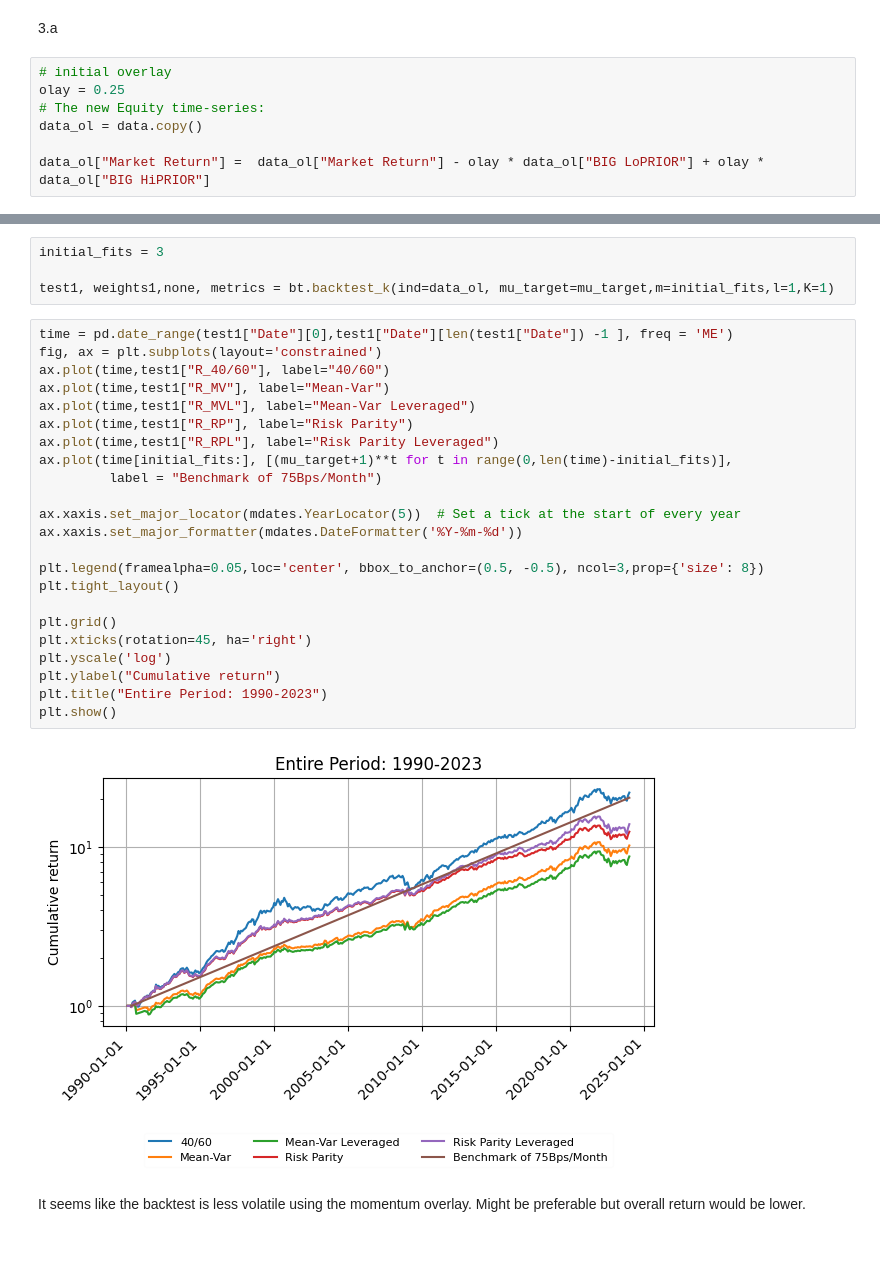
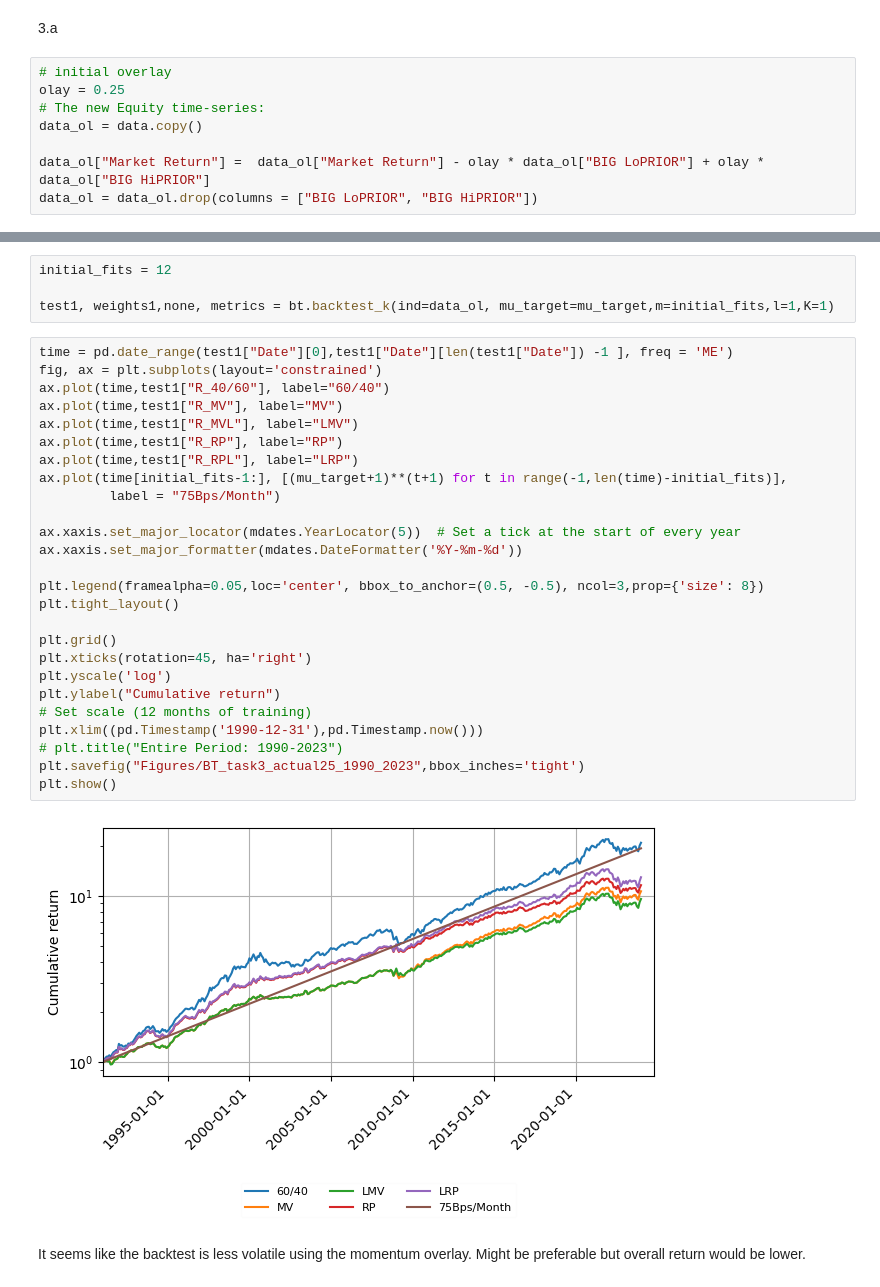
Before and after one commit to andreas-eklundh/Asset_allocation, a Jupyter notebook: Task_3.ipynb, the cells around one changed output, grey strips where cells are left out. Drawn from its saved outputs; the diff is of its cells as text; blank space fills up the shorter version.

Commit message:
more task 3

```diff
--- a/Task_3.ipynb
+++ b/Task_3.ipynb
@@ -53,6 +53,7 @@ olay = 0.25
 data_ol = data.copy()
 
 data_ol["Market Return"] =  data_ol["Market Return"] - olay * data_ol["BIG LoPRIOR"] + olay * data_ol["BIG HiPRIOR"]
+data_ol = data_ol.drop(columns = ["BIG LoPRIOR", "BIG HiPRIOR"])
 # %%
 mu = np.mean([data_ol["RF"],data_ol["10YrReturns"],data_ol["Market Return"]],axis=1)
 sigma = np.cov([data_ol["RF"],data_ol["10YrReturns"],data_ol["Market Return"]])
@@ -116,32 +125,35 @@ plt.show()
 # %%
-initial_fits = 3
+initial_fits = 12
 
 test1, weights1,none, metrics = bt.backtest_k(ind=data_ol, mu_target=mu_target,m=initial_fits,l=1,K=1)
 # %%
 time = pd.date_range(test1["Date"][0],test1["Date"][len(test1["Date"]) -1 ], freq = 'ME')
 fig, ax = plt.subplots(layout='constrained')
-ax.plot(time,test1["R_40/60"], label="40/60")
-ax.plot(time,test1["R_MV"], label="Mean-Var")
-ax.plot(time,test1["R_MVL"], label="Mean-Var Leveraged")
-ax.plot(time,test1["R_RP"], label="Risk Parity")
-ax.plot(time,test1["R_RPL"], label="Risk Parity Leveraged")
-ax.plot(time[initial_fits:], [(mu_target+1)**t for t in range(0,len(time)-initial_fits)],
-         label = "Benchmark of 75Bps/Month")
+ax.plot(time,test1["R_40/60"], label="60/40")
+ax.plot(time,test1["R_MV"], label="MV")
+ax.plot(time,test1["R_MVL"], label="LMV")
+ax.plot(time,test1["R_RP"], label="RP")
+ax.plot(time,test1["R_RPL"], label="LRP")
+ax.plot(time[initial_fits-1:], [(mu_target+1)**(t+1) for t in range(-1,len(time)-initial_fits)],
+         label = "75Bps/Month")
 
 ax.xaxis.set_major_locator(mdates.YearLocator(5))  # Set a tick at the start of every year
 ax.xaxis.set_major_formatter(mdates.DateFormatter('%Y-%m-%d'))
 
 plt.legend(framealpha=0.05,loc='center', bbox_to_anchor=(0.5, -0.5), ncol=3,prop={'size': 8})
 plt.tight_layout()
 
 plt.grid()
 plt.xticks(rotation=45, ha='right')
 plt.yscale('log')
 plt.ylabel("Cumulative return")
-plt.title("Entire Period: 1990-2023")
+# Set scale (12 months of training)
+plt.xlim((pd.Timestamp('1990-12-31'),pd.Timestamp.now()))
+# plt.title("Entire Period: 1990-2023")
+plt.savefig("Figures/BT_task3_actual25_1990_2023",bbox_inches='tight')
 plt.show()
 # %% [output]
-[figure, old version]
+[figure, new version]
 # %% [markdown]
 It seems like the backtest is less volatile using the momentum overlay. Might be preferable but overall return would be lower.
 # %% [markdown]
```
Also changed, not shown: parts of 21 cells of this notebook.
